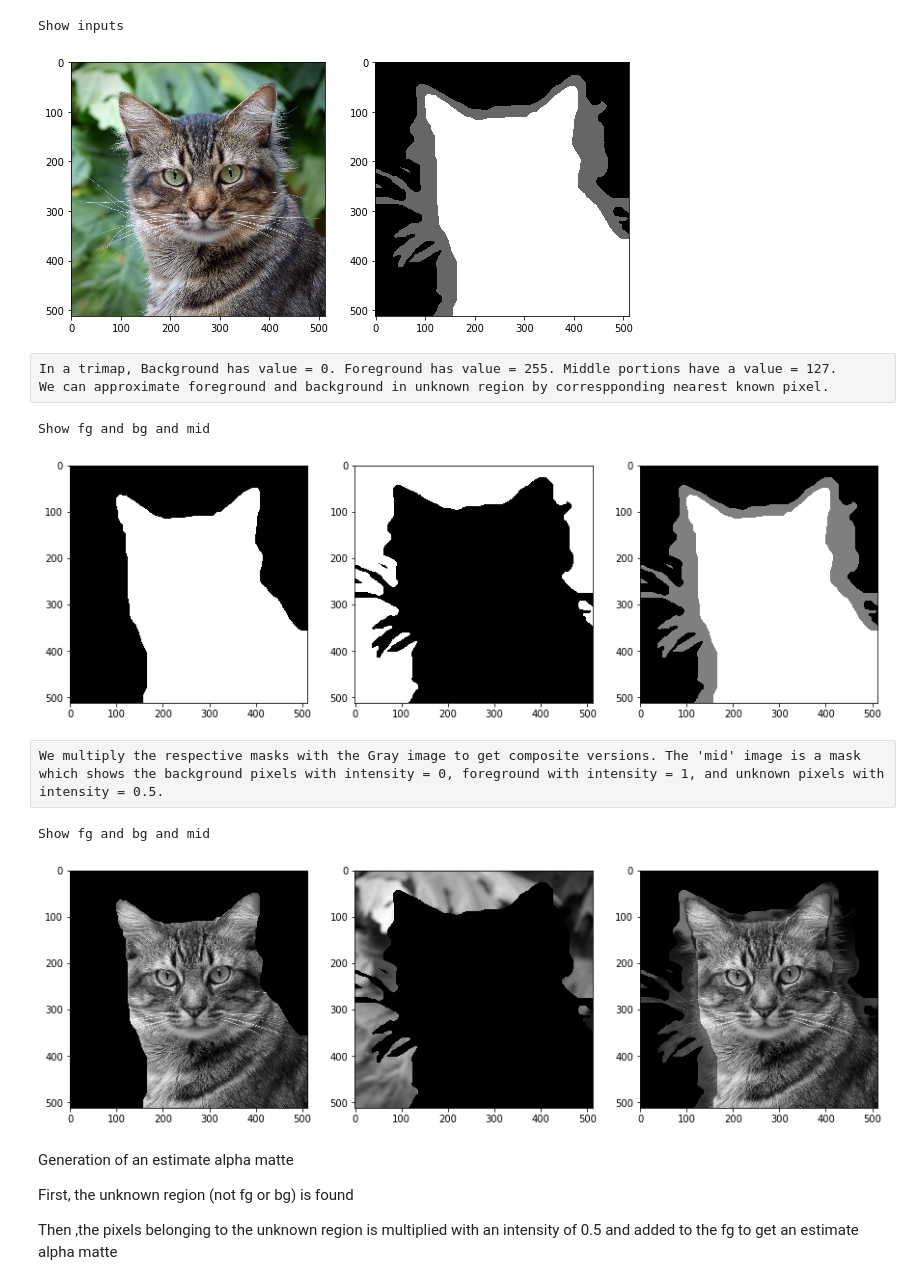
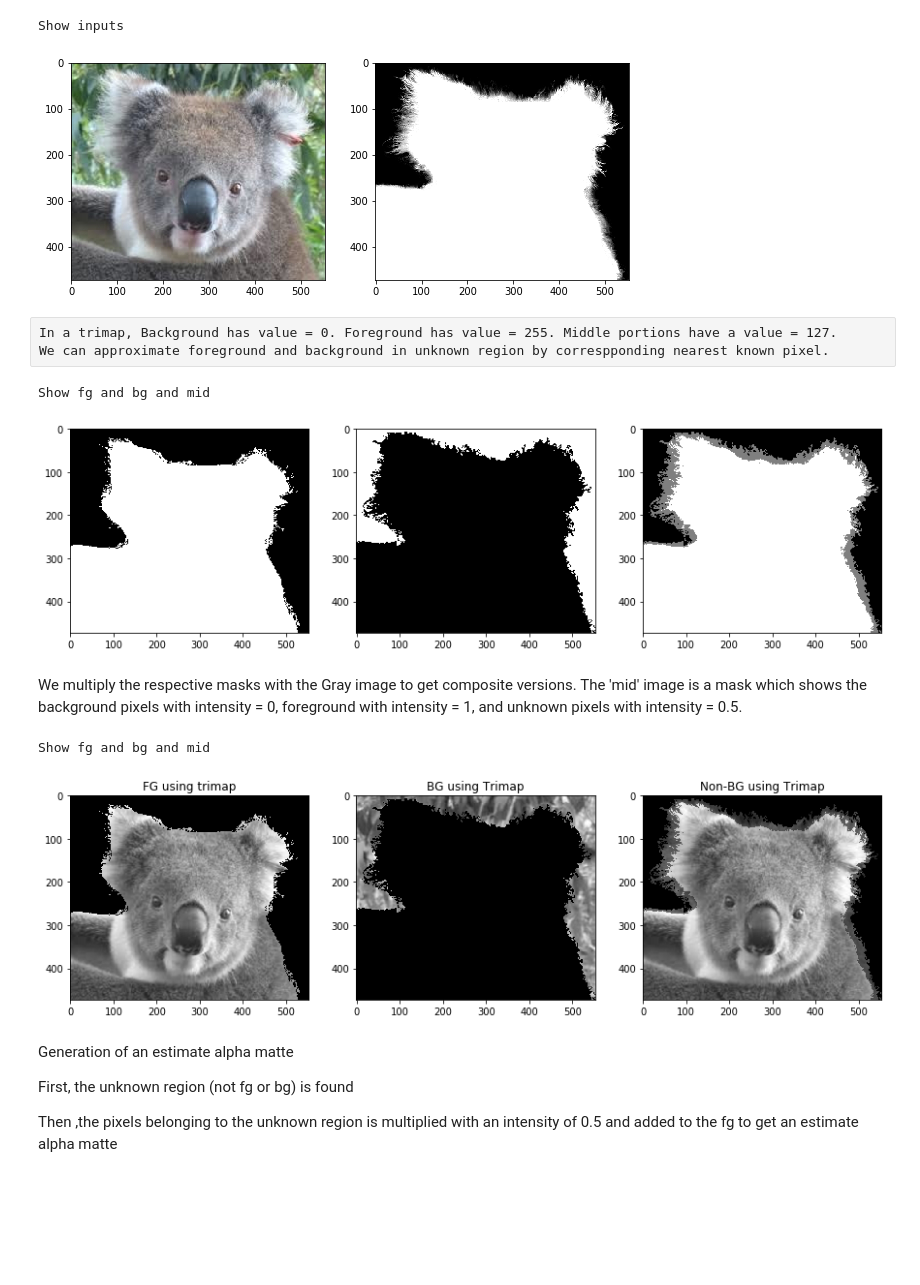
Before and after one commit to anushkawakankar/Poisson-Matting, a Jupyter notebook: poisson.ipynb, the cells around one changed output. Cells and saved outputs as stored; diff of their text form; code cells hidden in the pictures; blank space fills up the shorter version.

```diff
--- a/poisson.ipynb
+++ b/poisson.ipynb
@@ -9,24 +9,33 @@ from numba import jit
 from PIL import Image
 import imageio
 # %%
-orig = imageio.imread('cat.png')
-gray = imageio.imread('cat.png',as_gray='True')
-tri = imageio.imread('cat_trimap.png',as_gray = 'True')
+'''
+Obtaining gray scale image from original image
+'''
+
+orig = imageio.imread('koala.jpg')
+gray = imageio.imread('koala.jpg',as_gray='True')
+tri = imageio.imread('koalaTrimap.bmp',as_gray = 'True')
 h,w = gray.shape
+
 print("Show inputs")
 fig = plt.figure(figsize=(10,10))
 plt.subplot(1,2,1)
 plt.imshow(orig)
 plt.subplot(122)
 plt.imshow(tri,cmap='gray')
 plt.show()
 # %% [output]
 Show inputs
-[figure, old version]
+[figure, new version]
 # %% [raw]
 In a trimap, Background has value = 0. Foreground has value = 255. Middle portions have a value = 127.
 We can approximate foreground and background in unknown region by correspponding nearest known pixel.
 # %%
+'''
+Obtaining masks for fg(I=1 or 255), bg(I=0) and mid regions using trimap
+'''
+
 fg = tri == 255
 bg = tri == 0
 mid = np.zeros(tri.shape)
@@ -48,10 +57,14 @@ plt.imshow(mid,cmap='gray')
 plt.show()
 # %% [output]
 Show fg and bg and mid
-[figure, old version]
+[figure, new version]
-# %% [raw]
-We multiply the respective masks with the Gray image to get composite versions. The 'mid' image is a mask which shows the background pixels with intensity = 0, foreground with intensity = 1, and unknown pixels with intensity = 0.5.
+# %% [markdown]
+We multiply the respective masks with the Gray image to get composite versions. The 'mid' image is a mask which shows the background pixels with intensity = 0, foreground with intensity = 1, and unknown pixels with intensity = 0.5.
 # %%
+'''
+Using masks, we obtain approximate foreground, background and non-background images using fg, bg and mid masks
+'''
+
 gray_fg = gray * fg
 gray_bg = gray * bg
 non_bg = gray * mid
@@ -60,14 +73,17 @@ print("Show fg and bg and mid")
 fig = plt.figure(figsize=(15,15))
 plt.subplot(131)
 plt.imshow(gray_fg,cmap='gray')
+plt.title("FG using trimap")
 plt.subplot(132)
 plt.imshow(gray_bg,cmap='gray')
+plt.title("BG using Trimap")
 plt.subplot(133)
 plt.imshow(non_bg,cmap='gray')
+plt.title("Non-BG using Trimap")
 plt.show()
 # %% [output]
 Show fg and bg and mid
-[figure, old version]
+[figure, new version]
 # %% [markdown]
 Generation of an estimate alpha matte
 
```
Also changed, not shown: parts of 26 cells of this notebook.
